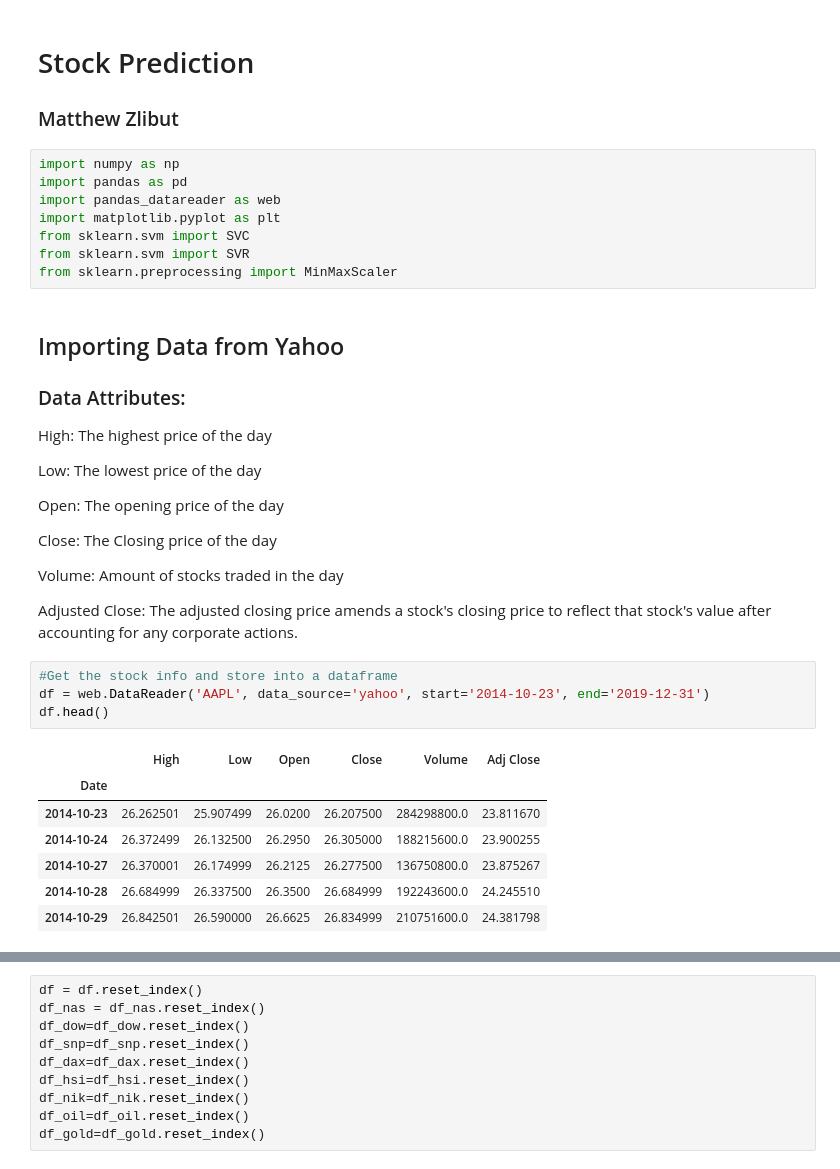
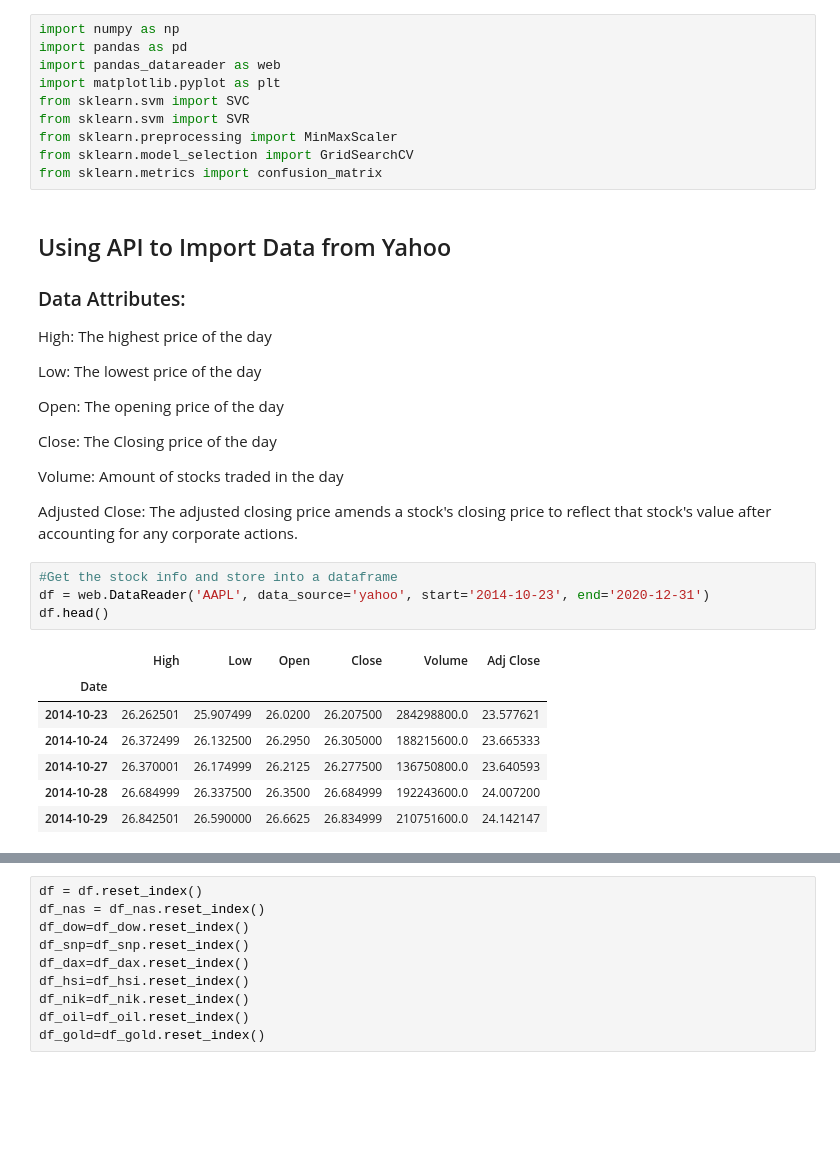
Before and after one commit to zlibutmatthew/Stock-Prediction-SVM, a Jupyter notebook: SVM_Stock_Prediction.ipynb, the cells around one changed output, grey strips where cells are left out. Drawn from its saved outputs; the diff is of its cells as text; blank space fills up the shorter version.

```diff
--- a/SVM_Stock_Prediction.ipynb
+++ b/SVM_Stock_Prediction.ipynb
@@ -1,8 +1,5 @@
 # %% [markdown]
 <a href="https://colab.research.google.com/github/zlibutmatthew/Stock-Prediction-SVM/blob/master/SVM_Stock_Prediction.ipynb" target="_parent"><img src="https://colab.research.google.com/assets/colab-badge.svg" alt="Open In Colab"/></a>
-# %% [markdown]
-# Stock Prediction
-### Matthew Zlibut
 # %%
 import numpy as np
 import pandas as pd
@@ -11,8 +8,10 @@ import matplotlib.pyplot as plt
 from sklearn.svm import SVC
 from sklearn.svm import SVR
 from sklearn.preprocessing import MinMaxScaler
+from sklearn.model_selection import GridSearchCV
+from sklearn.metrics import confusion_matrix
 # %% [markdown]
-## Importing Data from Yahoo
+## Using API to Import Data from Yahoo
 
 ### Data Attributes:
 High: The highest price of the day
@@ -28,15 +27,15 @@ Volume: Amount of stocks traded in the day
 Adjusted Close: The adjusted closing price amends a stock's closing price to reflect that stock's value after accounting for any corporate actions.
 # %%
 #Get the stock info and store into a dataframe
-df = web.DataReader('AAPL', data_source='yahoo', start='2014-10-23', end='2019-12-31')
+df = web.DataReader('AAPL', data_source='yahoo', start='2014-10-23', end='2020-12-31')
 df.head()
 # %% [output]
 |  | High | Low | Open | Close | Volume | Adj Close |
 | Date |  |  |  |  |  |  |
-| 2014-10-23 | 26.262501 | 25.907499 | 26.0200 | 26.207500 | 284298800.0 | 23.811670 |
-| 2014-10-24 | 26.372499 | 26.132500 | 26.2950 | 26.305000 | 188215600.0 | 23.900255 |
-| 2014-10-27 | 26.370001 | 26.174999 | 26.2125 | 26.277500 | 136750800.0 | 23.875267 |
-| 2014-10-28 | 26.684999 | 26.337500 | 26.3500 | 26.684999 | 192243600.0 | 24.245510 |
-| 2014-10-29 | 26.842501 | 26.590000 | 26.6625 | 26.834999 | 210751600.0 | 24.381798 |
+| 2014-10-23 | 26.262501 | 25.907499 | 26.0200 | 26.207500 | 284298800.0 | 23.577621 |
+| 2014-10-24 | 26.372499 | 26.132500 | 26.2950 | 26.305000 | 188215600.0 | 23.665333 |
+| 2014-10-27 | 26.370001 | 26.174999 | 26.2125 | 26.277500 | 136750800.0 | 23.640593 |
+| 2014-10-28 | 26.684999 | 26.337500 | 26.3500 | 26.684999 | 192243600.0 | 24.007200 |
+| 2014-10-29 | 26.842501 | 26.590000 | 26.6625 | 26.834999 | 210751600.0 | 24.142147 |
 # %%
 '''Nasdaq is a global electronic marketplace for buying and selling securities'''
```
Also changed, not shown: parts of 51 cells of this notebook.
